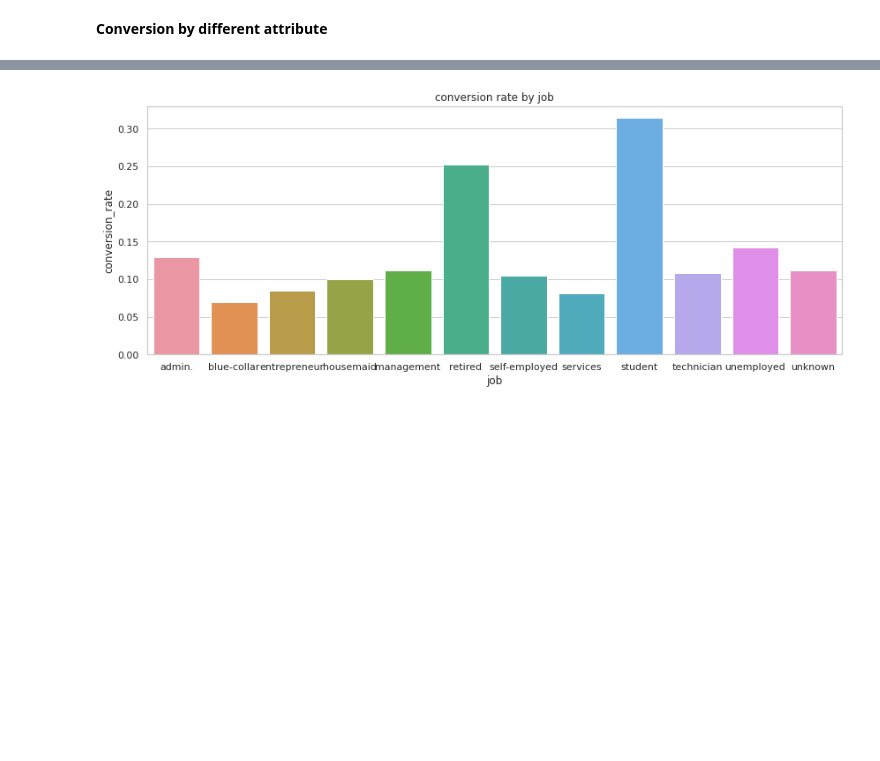
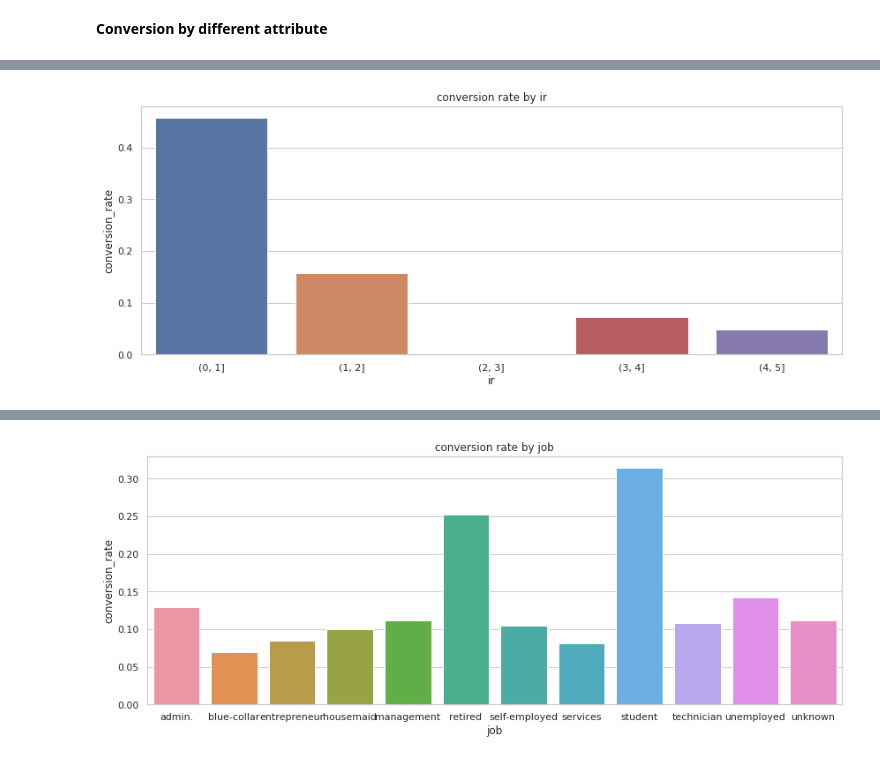
Before and after one commit to ShawnLiu119/Bank-Marketing_Clas-Clus-AppDev, a Jupyter notebook: BankMkt_EDA.ipynb, the cells around one changed output, grey strips where cells are left out. Saved outputs shown, nothing was run; the diff lists cells and outputs as text; code cells hidden in the pictures; blank space fills up the shorter version.

```diff
--- a/BankMkt_EDA.ipynb
+++ b/BankMkt_EDA.ipynb
@@ -118,0 +129,4 @@ def conversion_bar(groupcol):
+# %%
+conversion_bar('ir')
+# %% [output]
+[figure, added]
```
Also changed, not shown: parts of 9 cells of this notebook.
